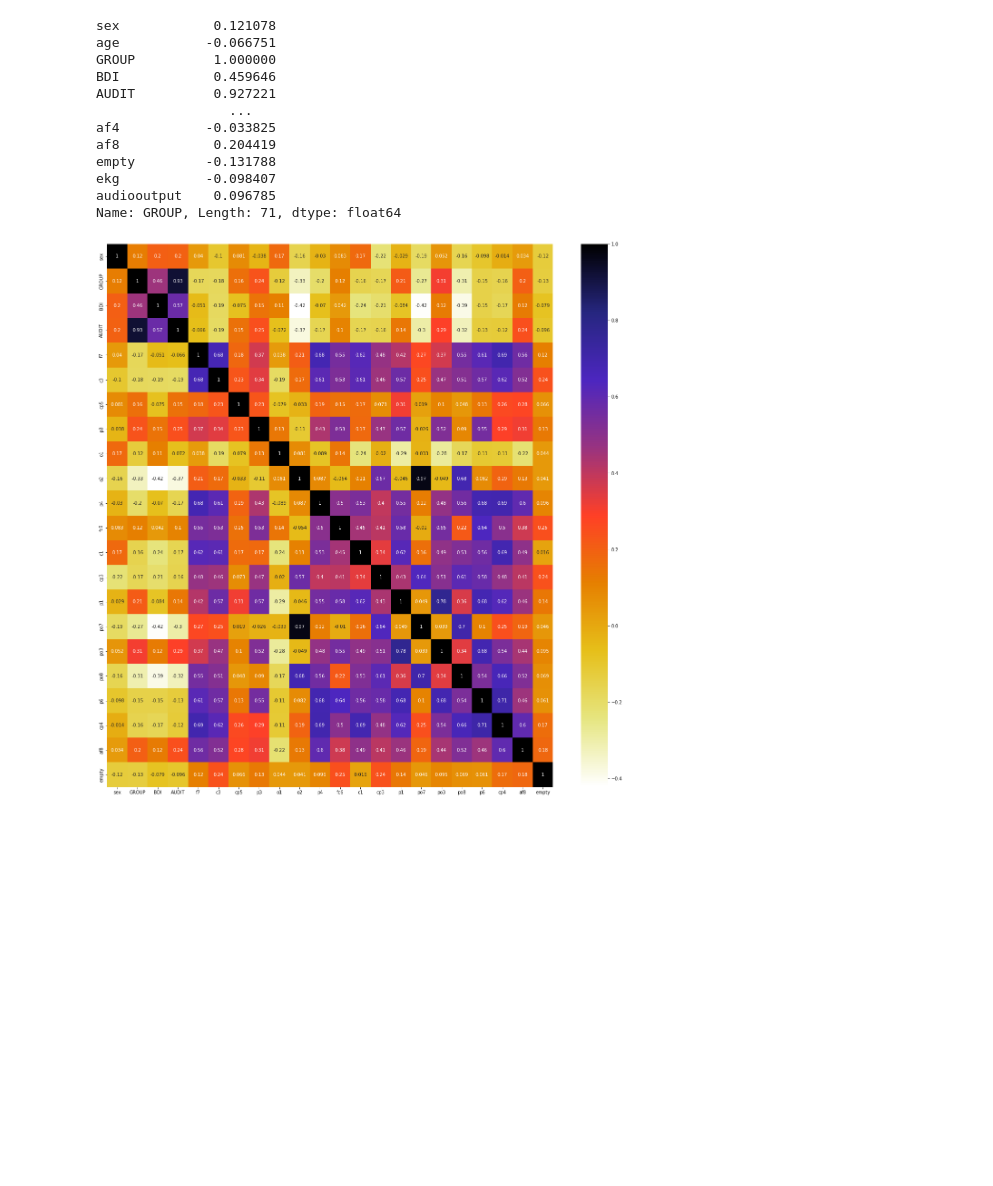
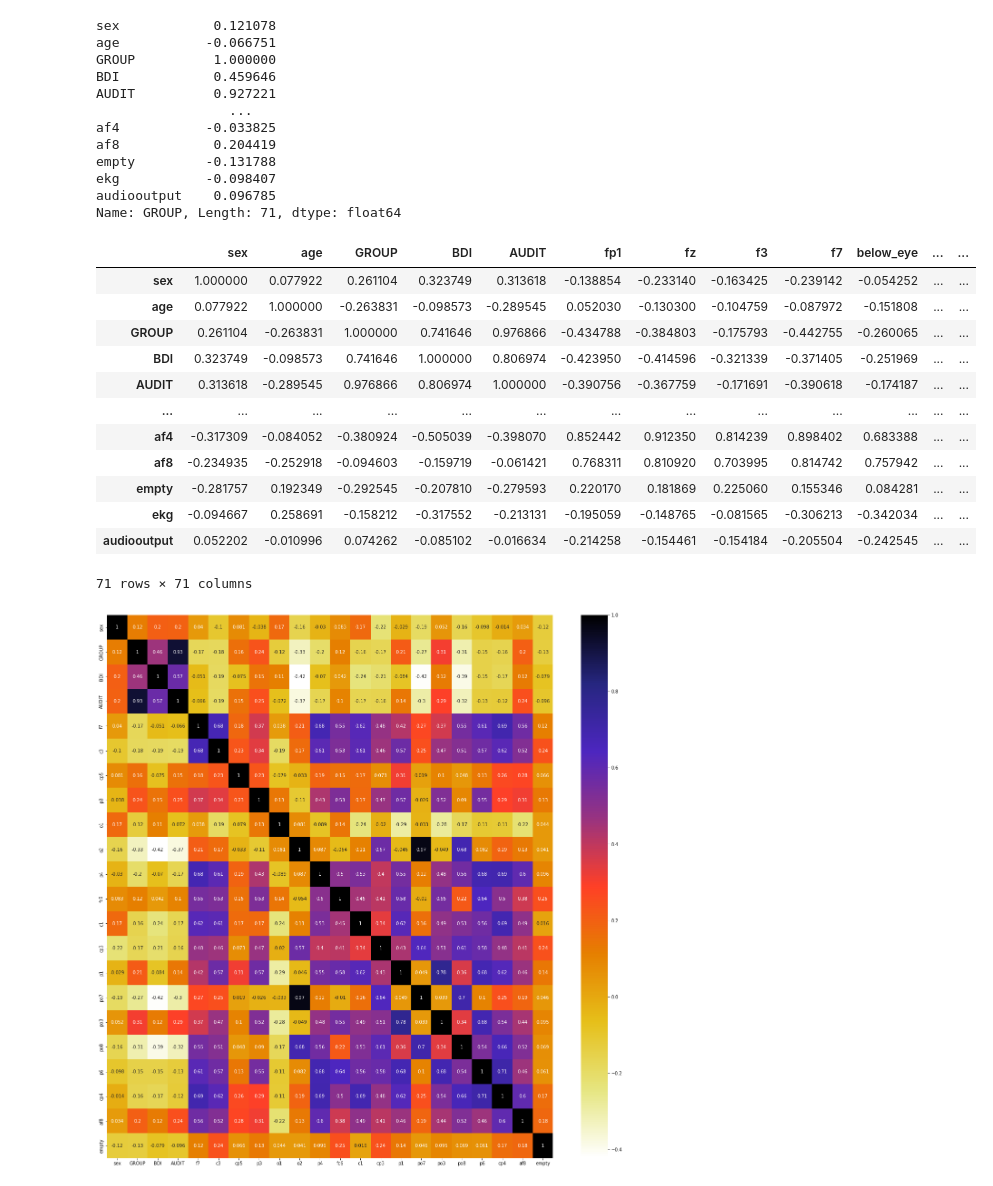
Before and after one commit to BankDesu/DataSci, a Jupyter notebook: EEG Data Sci.ipynb, the cells around one changed output. Saved outputs shown, nothing was run; the diff lists cells and outputs as text; code cells hidden in the pictures; blank space fills up the shorter version.

```diff
--- a/EEG Data Sci.ipynb
+++ b/EEG Data Sci.ipynb
@@ -196,14 +196,29 @@ Name: GROUP, Length: 71, dtype: float64
 # %%
 import matplotlib.pyplot as plt
 import seaborn as sns
 
 # Visualize correlation map
 # Not visualize here, takes much of time, hard to see
 
 # plt.figure(figsize=(len(eeg_df_corr.columns), len(eeg_df_corr.columns)))
 # cor = eeg_df_corr.corr()
 # sns.heatmap(cor, annot=True, cmap=plt.cm.CMRmap_r)
 # plt.show()
+eeg_df_corr.corr()
+# %% [output]
+|  | sex | age | GROUP | BDI | AUDIT | fp1 | fz | f3 | f7 | below_eye | ... | ... |
+| sex | 1.000000 | 0.077922 | 0.261104 | 0.323749 | 0.313618 | -0.138854 | -0.233140 | -0.163425 | -0.239142 | -0.054252 | ... | ... |
+| age | 0.077922 | 1.000000 | -0.263831 | -0.098573 | -0.289545 | 0.052030 | -0.130300 | -0.104759 | -0.087972 | -0.151808 | ... | ... |
+| GROUP | 0.261104 | -0.263831 | 1.000000 | 0.741646 | 0.976866 | -0.434788 | -0.384803 | -0.175793 | -0.442755 | -0.260065 | ... | ... |
+| BDI | 0.323749 | -0.098573 | 0.741646 | 1.000000 | 0.806974 | -0.423950 | -0.414596 | -0.321339 | -0.371405 | -0.251969 | ... | ... |
+| AUDIT | 0.313618 | -0.289545 | 0.976866 | 0.806974 | 1.000000 | -0.390756 | -0.367759 | -0.171691 | -0.390618 | -0.174187 | ... | ... |
+| ... | ... | ... | ... | ... | ... | ... | ... | ... | ... | ... | ... | ... |
+| af4 | -0.317309 | -0.084052 | -0.380924 | -0.505039 | -0.398070 | 0.852442 | 0.912350 | 0.814239 | 0.898402 | 0.683388 | ... | ... |
+| af8 | -0.234935 | -0.252918 | -0.094603 | -0.159719 | -0.061421 | 0.768311 | 0.810920 | 0.703995 | 0.814742 | 0.757942 | ... | ... |
+| empty | -0.281757 | 0.192349 | -0.292545 | -0.207810 | -0.279593 | 0.220170 | 0.181869 | 0.225060 | 0.155346 | 0.084281 | ... | ... |
+| ekg | -0.094667 | 0.258691 | -0.158212 | -0.317552 | -0.213131 | -0.195059 | -0.148765 | -0.081565 | -0.306213 | -0.342034 | ... | ... |
+| audiooutput | 0.052202 | -0.010996 | 0.074262 | -0.085102 | -0.016634 | -0.214258 | -0.154461 | -0.154184 | -0.205504 | -0.242545 | ... | ... |
+71 rows × 71 columns
 # %%
 import matplotlib.pyplot as plt
 import seaborn as sns
```
Also changed, not shown: parts of 2 cells of this notebook, 4 other files.
